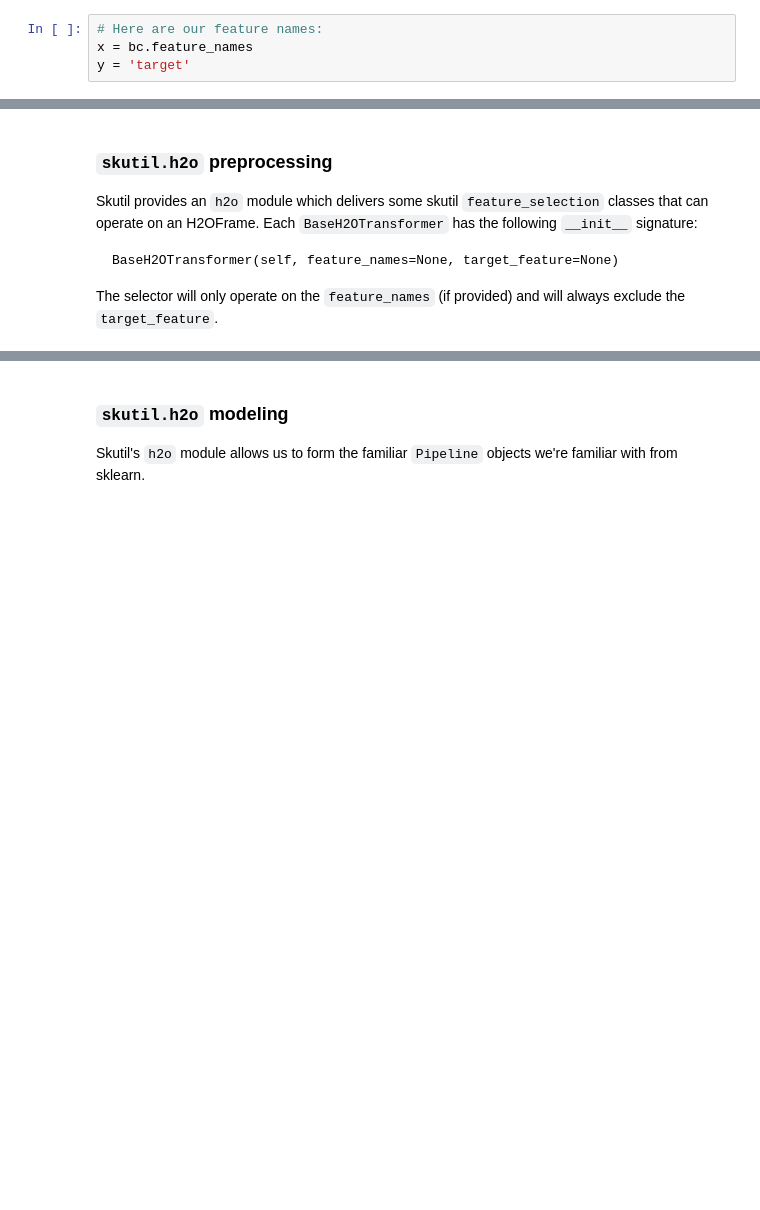
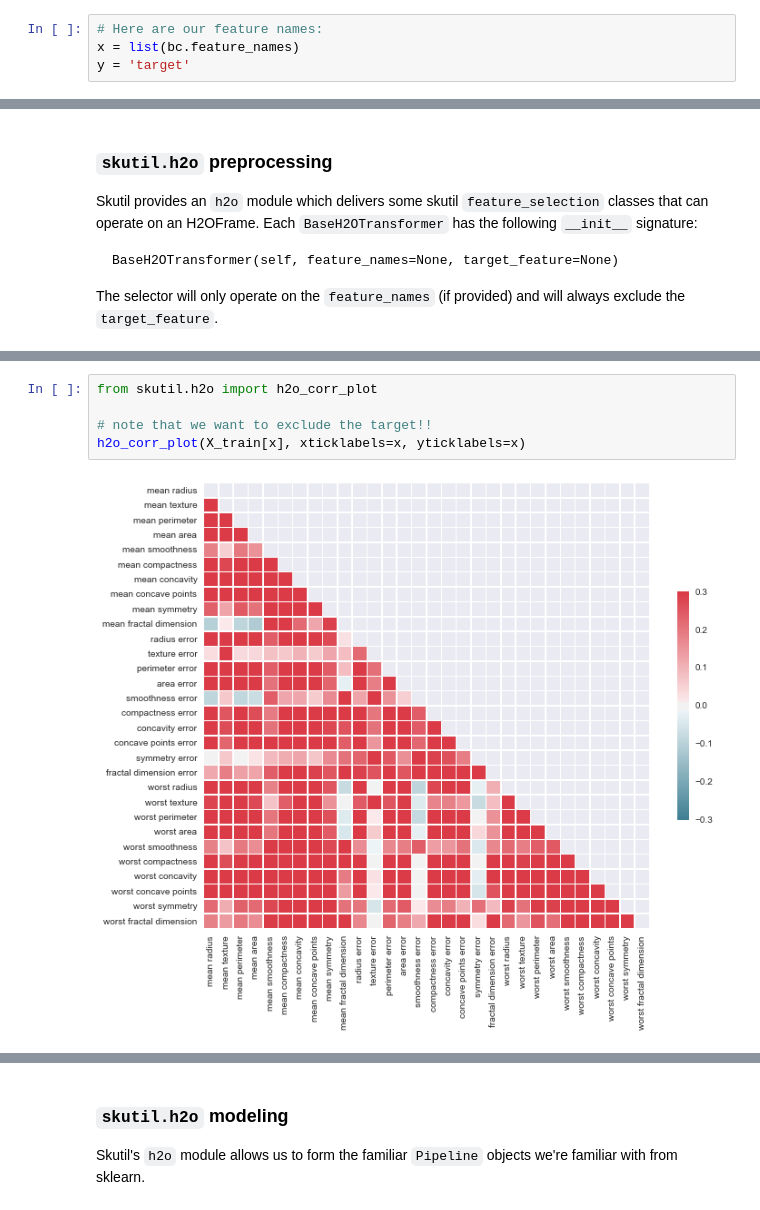
Before and after one commit to tgsmith61591/skutil, a Jupyter notebook: doc/examples/h2o/h2o_example.ipynb, the cells around one changed output, grey strips where cells are left out. Drawn from its saved outputs; the diff is of its cells as text; blank space fills up the shorter version.

```diff
--- a/doc/examples/h2o/h2o_example.ipynb
+++ b/doc/examples/h2o/h2o_example.ipynb
@@ -71,5 +81,5 @@ Parse Progress: [##################################################] 100%
 | 12.46 | 24.04 | 83.97 | 475.9 | 0.1186 | 0.2396 | 0.2273 | ... |
 # %%
 # Here are our feature names:
-x = bc.feature_names
+x = list(bc.feature_names)
 y = 'target'
@@ -99,3 +127,10 @@ nzv.drop_
+# %%
+from skutil.h2o import h2o_corr_plot
+
+# note that we want to exclude the target!!
+h2o_corr_plot(X_train[x], xticklabels=x, yticklabels=x)
+# %% [output]
+[figure, added]
 # %%
 from skutil.h2o import H2OMulticollinearityFilterer
 
```
Also changed, not shown: parts of 23 cells of this notebook, 4 other files.
